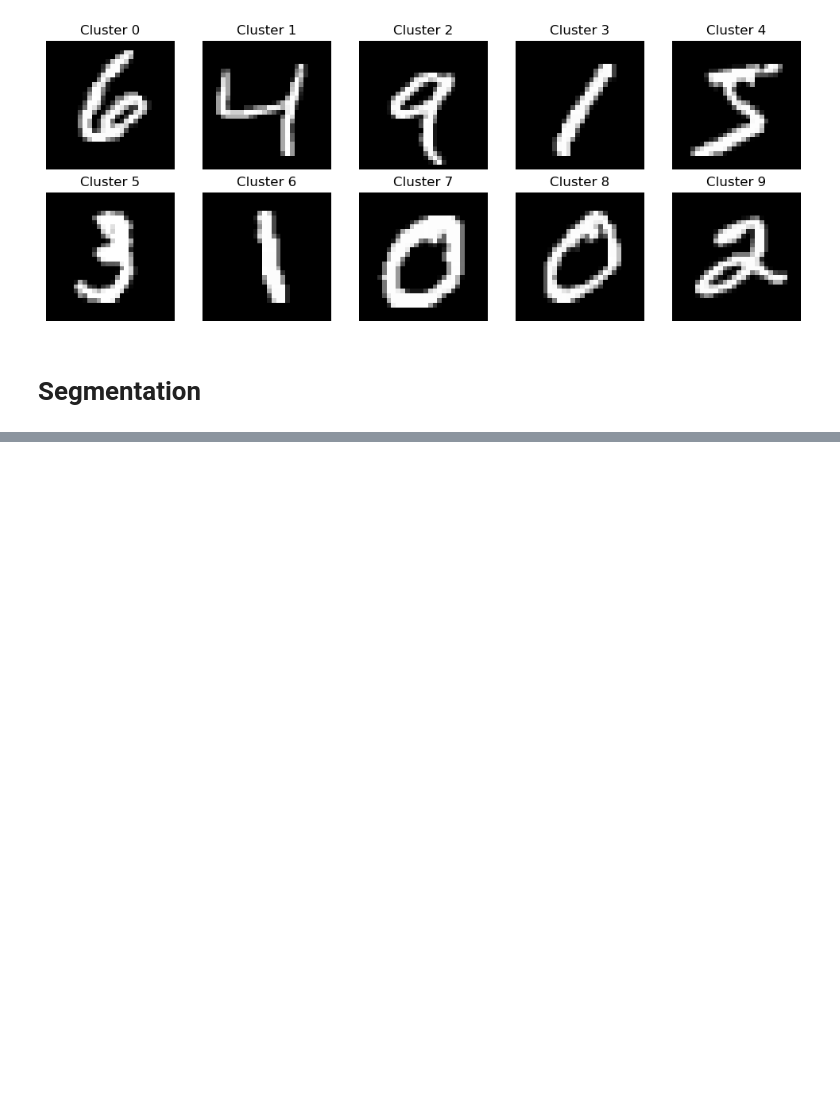
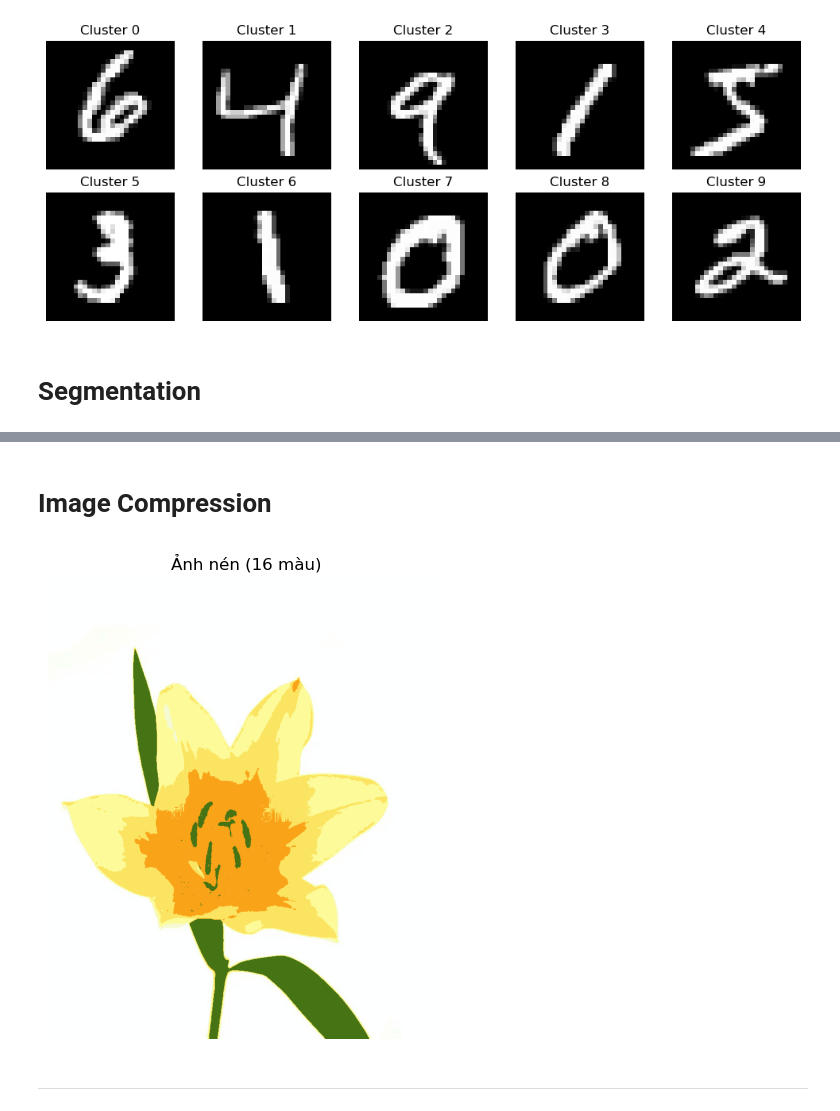
Before and after one commit to baohuyvanba/Machine-Learning, a Jupyter notebook: K-Means/Applications.ipynb, the cells around one changed output, grey strips where cells are left out. Saved outputs shown, nothing was run; the diff lists cells and outputs as text; code cells hidden in the pictures; blank space fills up the shorter version.

Commit message:
Complete K-Means Application

```diff
--- a/K-Means/Applications.ipynb
+++ b/K-Means/Applications.ipynb
@@ -89,0 +90,50 @@ plt.show()
+# %% [markdown]
+# Image Compression
+# %%
+#Read and Preprocess
+image = cv2.imread('./data/lily.png')
+image = cv2.cvtColor(image, cv2.COLOR_BGR2RGB)
+#Normalize -> [0,1]
+image = image / 255.0
+#Image -> 2D array of pixel
+points = image.reshape(-1, 3)
+# %%
+#Init centroids randomly
+def initialize_means(points, clusters):
+    indices = np.random.choice(len(points), clusters, replace=False)
+    means   = points[indices, :]
+    return means
+
+#Euclidean distance
+def distance(p1, p2):
+    return np.sqrt(np.sum((p1 - p2)**2))
+
+#K-means
+def k_means(points, means, clusters, max_iters=10):
+    for _ in range(max_iters):
+        indices = np.array([np.argmin([distance(point, mean) for mean in means]) for point in points])
+        for i in range(clusters):
+            points_in_cluster = points[indices == i]
+            if len(points_in_cluster) > 0:
+                means[i] = np.mean(points_in_cluster, axis=0)
+    return means, indices
+
+#Compression function
+def compress_image(means, index, img, clusters):
+    compressed_image = means[index].reshape(img.shape)
+    cv2.imwrite(f'compressed_{clusters}_colors.png', (compressed_image * 255).astype(np.uint8))
+    plt.figure(figsize=(8, 6))
+    plt.title(f"Ảnh nén ({clusters} màu)")
+    plt.imshow(compressed_image)
+    plt.axis('off')
+    plt.show()
+
+# n_clusters = n_colors
+clusters = 16
+means = initialize_means(points, clusters)
+means, index = k_means(points, means, clusters)
+compress_image(means, index, image, clusters)
+# %% [output]
+[figure, added]
+# %% [markdown]
+****
```
Also changed, not shown: parts of 1 cell of this notebook, 7 other files.
